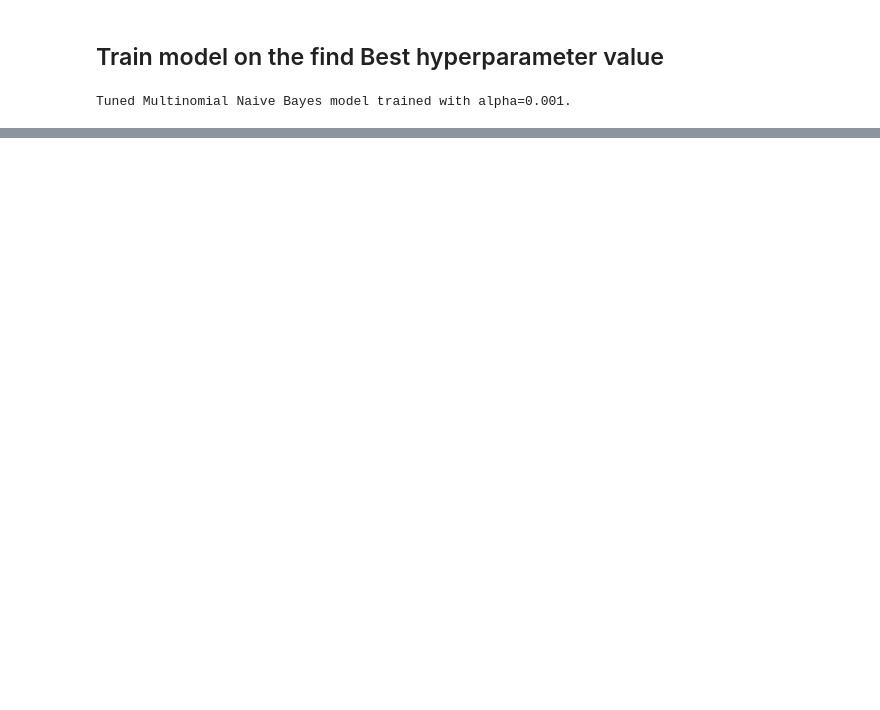
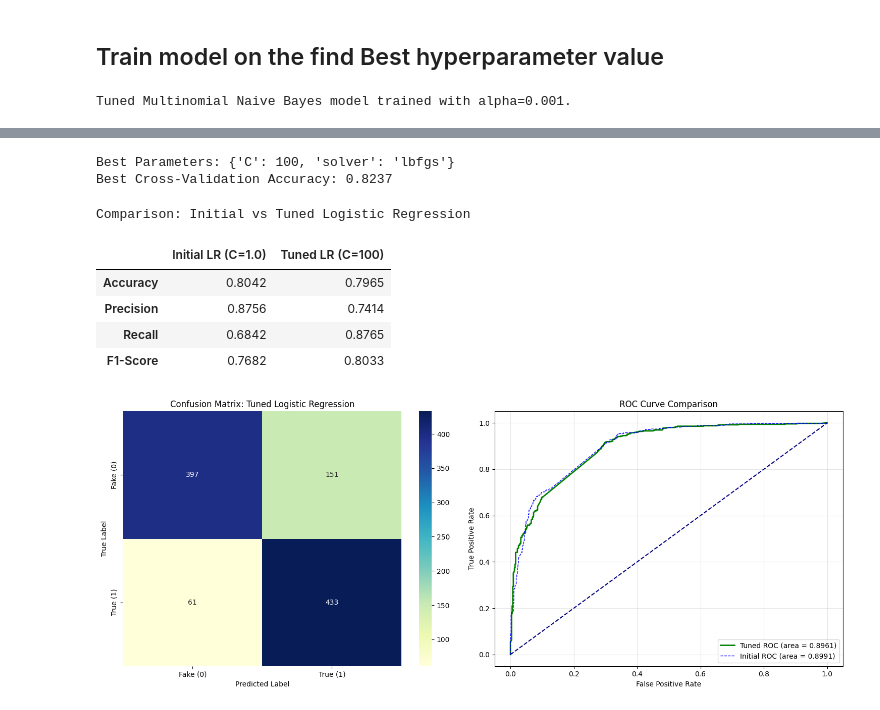
Before and after one commit to rajukarki467/Data-Science-projects, a Jupyter notebook: FakeNewsDetection.ipynb, the cells around one changed output, grey strips where cells are left out. Drawn from its saved outputs; the diff is of its cells as text; code cells hidden in the pictures; blank space fills up the shorter version.

```diff
--- a/FakeNewsDetection.ipynb
+++ b/FakeNewsDetection.ipynb
@@ -1137,0 +1309,15 @@ display(comparison_df.round(4))
+# %%
+# Initialize GridSearchCV
+# max_iter is set to 2000 to ensure convergence across different solvers
+lr_grid_search = GridSearchCV(
+    estimator=LogisticRegression(max_iter=2000, random_state=42),
+    param_grid=lr_param_grid,
+    cv=5,
+    scoring='accuracy',
+    n_jobs=-1,
+    verbose=1
+)
+# %%
+# Fit the GridSearchCV to the training data
+print("Starting Logistic Regression Hyperparameter Tuning...")
+lr_grid_search.fit(X_train_tfidf, y_train)
@@ -1137,0 +1332,15 @@ display(comparison_df.round(4))
+# %%
+# Print the results
+print(f"Best Parameters: {lr_grid_search.best_params_}")
+print(f"Best Cross-Validation Accuracy: {lr_grid_search.best_score_:.4f}")
+# %% [output]
+Best Parameters: {'C': 100, 'solver': 'lbfgs'}
+Best Cross-Validation Accuracy: 0.8237
+# %%
+# 1. Train the tuned Logistic Regression model
+tuned_lr_model = LogisticRegression(C=100, solver='lbfgs', max_iter=2000, random_state=42)
+tuned_lr_model.fit(X_train_tfidf, y_train)
+# %%
+# 2. Make predictions and get probabilities
+tuned_lr_pred = tuned_lr_model.predict(X_test_tfidf)
+tuned_lr_prob = tuned_lr_model.predict_proba(X_test_tfidf)[:, 1]
@@ -1137,0 +1355,18 @@ display(comparison_df.round(4))
+# %%
+# 5. Confusion Matrix Heatmap
+plt.figure(figsize=(15, 6))
+plt.subplot(1, 2, 1)
+cm_tuned_lr = confusion_matrix(y_test, tuned_lr_pred)
+sns.heatmap(cm_tuned_lr, annot=True, fmt='d', cmap='YlGnBu',
+            xticklabels=['Fake (0)', 'True (1)'], yticklabels=['Fake (0)', 'True (1)'])
+plt.title('Confusion Matrix: Tuned Logistic Regression')
+plt.xlabel('Predicted Label')
+plt.ylabel('True Label')
+# %% [output]
+Comparison: Initial vs Tuned Logistic Regression
+|  | Initial LR (C=1.0) | Tuned LR (C=100) |
+| Accuracy | 0.8042 | 0.7965 |
+| Precision | 0.8756 | 0.7414 |
+| Recall | 0.6842 | 0.8765 |
+| F1-Score | 0.7682 | 0.8033 |
+[figure, added]
```
Also changed, not shown: parts of 62 cells of this notebook.
